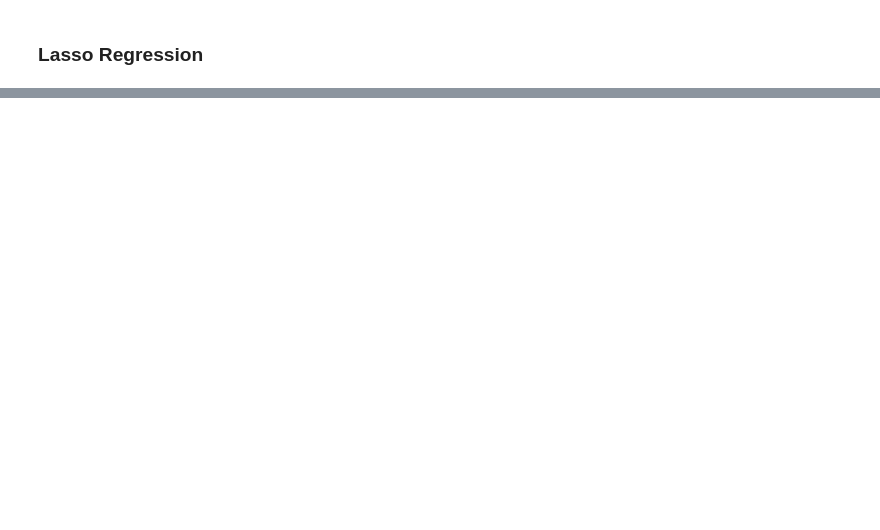
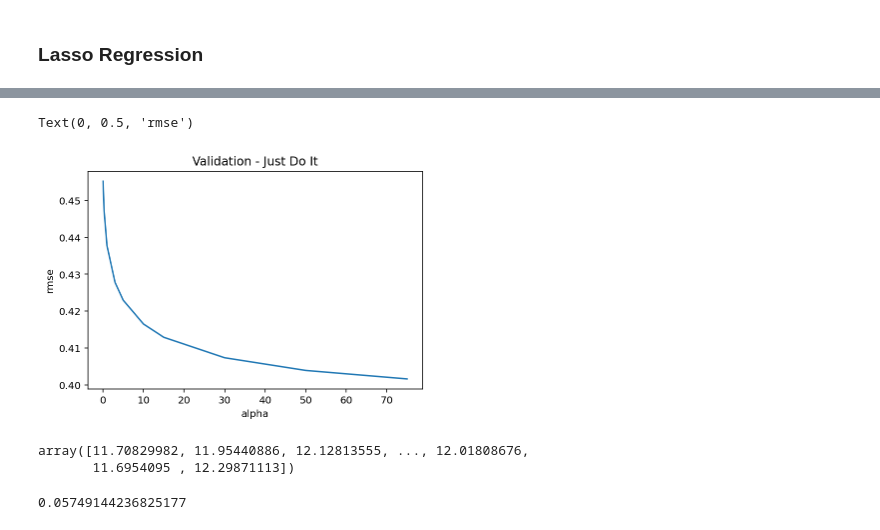
Before and after one commit to Bounty1993/ML-scripts, a Jupyter notebook: house_prices.ipynb, the cells around one changed output, grey strips where cells are left out. Cells and saved outputs as stored; diff of their text form; code cells hidden in the pictures; blank space fills up the shorter version.

Commit message:
Debugging model

```diff
--- a/house_prices.ipynb
+++ b/house_prices.ipynb
@@ -213,0 +282,46 @@ np.sqrt(mean_squared_error(Y_valid, Y_pred))
+# %%
+#log transform skewed numeric features:
+
+train_ind = all_train[all_train['Id'].isin(train_df['Id'])].index
+test_ind = all_train[all_train['Id'].isin(test_df['Id'])].index
+
+all_train.drop(columns=['Utilities', 'Id', 'SalePrice'], inplace=True)
+
+skew_df = train_df.select_dtypes(exclude='object').apply(lambda x: skew(x))
+high_skew_cols = (skew_df[skew_df > 1]).index
+all_train[high_skew_cols] = np.log1p(all_train[high_skew_cols])
+
+all_train = pd.get_dummies(all_train)
+
+#filling NA's with the mean of the column:
+all_train = all_train.fillna(all_train.mean())
+
+#creating matrices for sklearn:
+X_train = all_train.iloc[train_ind]
+X_test = all_train.iloc[test_ind]
+y = train_df.SalePrice
+
+from sklearn.linear_model import Ridge, RidgeCV, ElasticNet, LassoCV, LassoLarsCV
+from sklearn.model_selection import cross_val_score
+
+def rmse_cv(model):
+    rmse= np.sqrt(-cross_val_score(model, X_train, y, scoring="neg_mean_squared_error", cv = 5))
+    return(rmse)
+
+
+
+model_ridge = Ridge()
+
+
+
+alphas = [0.05, 0.1, 0.3, 1, 3, 5, 10, 15, 30, 50, 75]
+cv_ridge = [rmse_cv(Ridge(alpha = alpha)).mean()
+            for alpha in alphas]
+# %%
+cv_ridge = pd.Series(cv_ridge, index = alphas)
+cv_ridge.plot(title = "Validation - Just Do It")
+plt.xlabel("alpha")
+plt.ylabel("rmse")
+# %% [output]
+Text(0, 0.5, 'rmse')
+[figure, added]
@@ -213,0 +332,5 @@ np.sqrt(mean_squared_error(Y_valid, Y_pred))
+# %%
+Y_pred
+# %% [output]
+array([11.70829982, 11.95440886, 12.12813555, ..., 12.01808676,
+       11.6954095 , 12.29871113])
@@ -213,0 +339,5 @@ np.sqrt(mean_squared_error(Y_valid, Y_pred))
+# %%
+from sklearn.metrics import mean_squared_error
+np.sqrt(mean_squared_error(np.log1p(sub['SalePrice']), sub['Ridge']))
+# %% [output]
+0.05749144236825177
```
Also changed, not shown: parts of 32 cells of this notebook.
